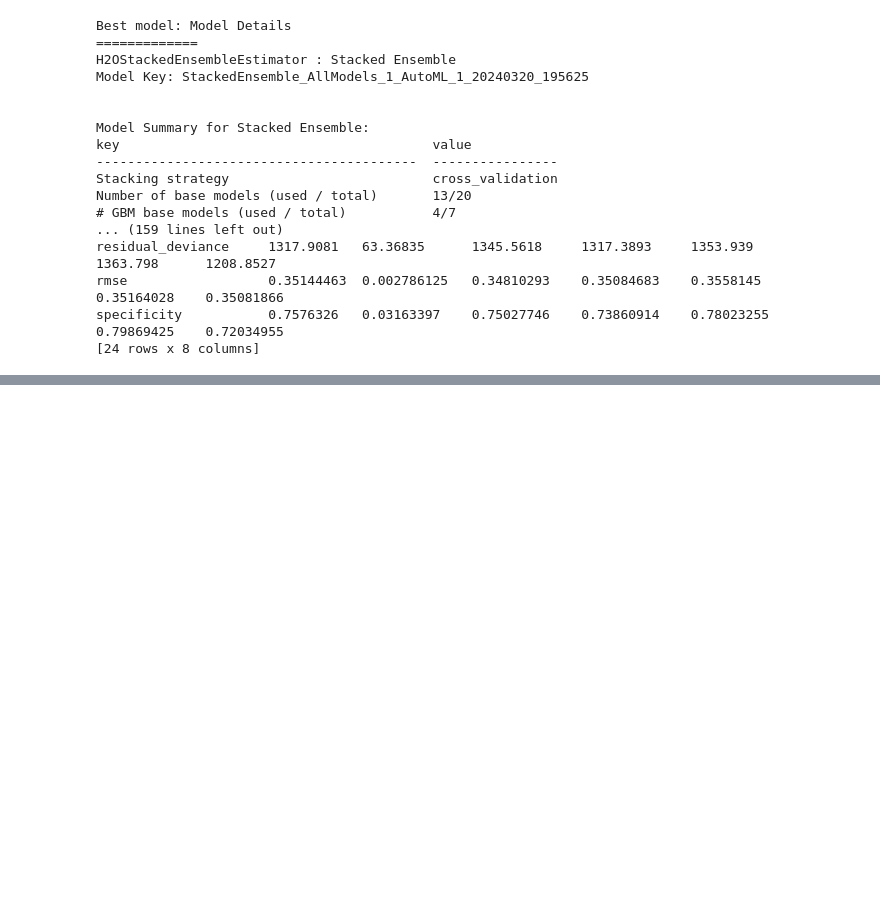
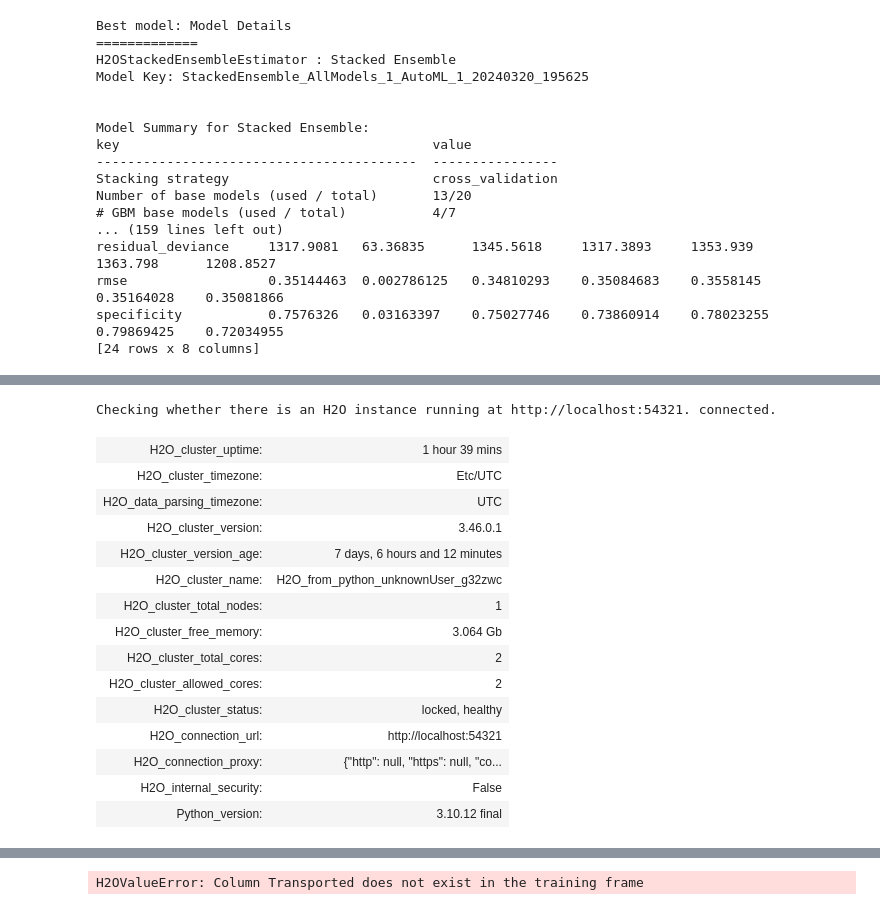
Before and after one commit to kaggle-Challenge-Team-9/Kaggle_challenge, a Jupyter notebook: Kaggle_challenge.ipynb, the cells around one changed output, grey strips where cells are left out. Cells and saved outputs as stored; diff of their text form; code cells hidden in the pictures; blank space fills up the shorter version.

```diff
--- a/Kaggle_challenge.ipynb
+++ b/Kaggle_challenge.ipynb
@@ -482,0 +524,78 @@ specificity           0.7576326   0.03163397    0.75027746    0.73860914    0.78
+# %%
+from h2o.estimators import H2OStackedEnsembleEstimator, H2ORandomForestEstimator, H2OGradientBoostingEstimator, H2ODeepLearningEstimator
+import h2o
+import pandas as pd
+from sklearn.model_selection import train_test_split
+
+# Initialize an H2O cluster
+h2o.init()
+
+# Sample DataFrame
+# Assuming you have X_train, X_val, y_train, y_val from your previous code
+
+# Convert pandas DataFrame to H2O Frame
+X_train_h2o = h2o.H2OFrame(X_train)
+X_val_h2o = h2o.H2OFrame(X_val)
+
+# Convert target variable to numpy array
+y_train_np = y_train.to_numpy()
+y_val_np = y_val.to_numpy()
+
+# Convert numpy array to H2O Frame
+y_train_h2o = h2o.H2OFrame(y_train_np)
+y_val_h2o = h2o.H2OFrame(y_val_np)
+
+# Train base models using H2O with nfolds=0 to disable cross-validation
+rf_model = H2ORandomForestEstimator(nfolds=0)
+rf_model.train(x=X_train_h2o.names, y="Transported", training_frame=X_train_h2o)
+
+gbm_model = H2OGradientBoostingEstimator(nfolds=0)
+gbm_model.train(x=X_train_h2o.names, y="Transported", training_frame=X_train_h2o)
+
+dl_model = H2ODeepLearningEstimator(nfolds=0)
+dl_model.train(x=X_train_h2o.names, y="Transported", training_frame=X_train_h2o)
+
+# Initialize and train the stacked ensemble model
+stacked_ensemble = H2OStackedEnsembleEstimator(base_models=[rf_model.model_id, gbm_model.model_id, dl_model.model_id])
+stacked_ensemble.train(x=X_train_h2o.names, y="Transported", training_frame=X_train_h2o)
+
+# Evaluate the stacked ensemble model
+stacked_ensemble_performance = stacked_ensemble.model_performance(X_val_h2o)
+
+print(stacked_ensemble_performance)
+
+
+'''
+# Get the list of base model IDs
+base_model_ids = [...]  # List of base model IDs obtained from training the base models
+
+# Initialize the stacked ensemble estimator
+stacked_ensemble = H2OStackedEnsembleEstimator(model_id="stacked_ensemble",
+                                                base_models=base_model_ids)
+
+# Train the stacked ensemble
+stacked_ensemble.train(x=X_train_h2o.names,
+                       y=y_train_h2o.names[0],
+                       training_frame=X_train_h2o)
+
+# Evaluate the stacked ensemble on the validation set
+perf = stacked_ensemble.model_performance(X_val_h2o)
+print(perf)
+'''
+# %% [output]
+Checking whether there is an H2O instance running at http://localhost:54321. connected.
+| H2O_cluster_uptime: | 1 hour 39 mins |
+| H2O_cluster_timezone: | Etc/UTC |
+| H2O_data_parsing_timezone: | UTC |
+| H2O_cluster_version: | 3.46.0.1 |
+| H2O_cluster_version_age: | 7 days, 6 hours and 12 minutes |
+| H2O_cluster_name: | H2O_from_python_unknownUser_g32zwc |
+| H2O_cluster_total_nodes: | 1 |
+| H2O_cluster_free_memory: | 3.064 Gb |
+| H2O_cluster_total_cores: | 2 |
+| H2O_cluster_allowed_cores: | 2 |
+| H2O_cluster_status: | locked, healthy |
+| H2O_connection_url: | http://localhost:54321 |
+| H2O_connection_proxy: | {"http": null, "https": null, "co... |
+| H2O_internal_security: | False |
+| Python_version: | 3.10.12 final |
@@ -483 +606,2 @@ specificity           0.7576326   0.03163397    0.75027746    0.73860914    0.78
+H2OValueError: Column Transported does not exist in the training frame
 # %%
```
Also changed, not shown: parts of 6 cells of this notebook.
